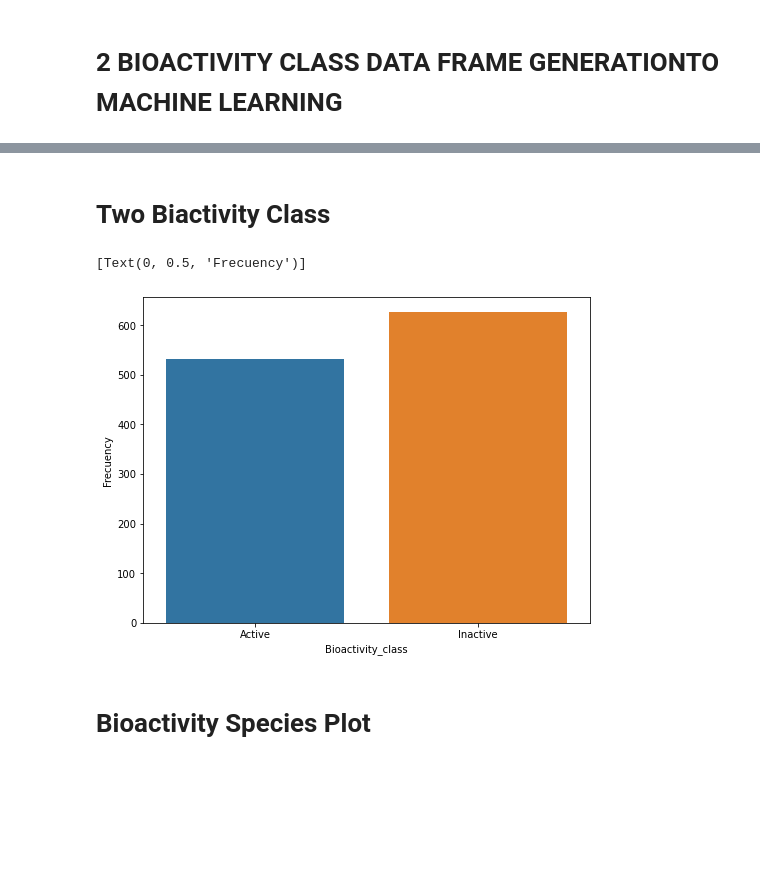
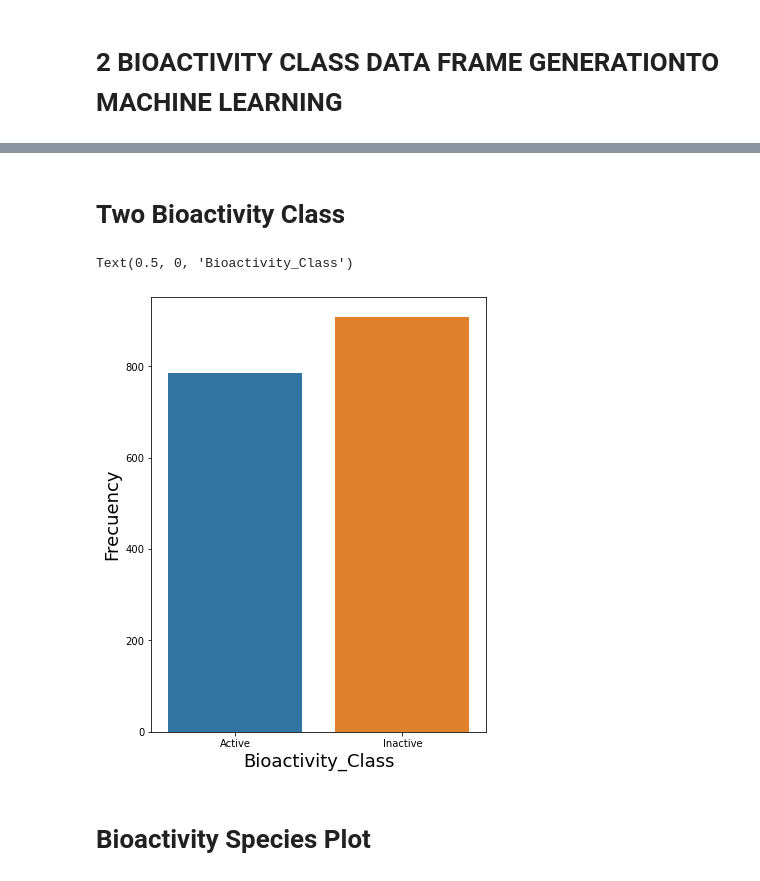
Before and after one commit to danielgruiz970203/Model_Prediction_AChE_BA, a Jupyter notebook: 4-Filtring _df_Molecular_Descriptors_2D_by_df_filter.ipynb, the cells around one changed output, grey strips where cells are left out. Drawn from its saved outputs; the diff is of its cells as text; code cells hidden in the pictures; blank space fills up the shorter version.

```diff
--- a/4-Filtring _df_Molecular_Descriptors_2D_by_df_filter.ipynb
+++ b/4-Filtring _df_Molecular_Descriptors_2D_by_df_filter.ipynb
@@ -41,8 +41,11 @@ Index(['C0', 'CO2minus', 'Cofactor (VdW)', 'Cofactor (elec)',
 count = 0
 List_Molecules = []
 for i in df_['Ligand']:
-
-    List_Molecules.append(i.split('_')[4])
+    print (i)
+    if i.startswith('BindingDB_Reactant_set_id'):
+        a = i.split('_')[4]
+        print (a)
+        List_Molecules.append(str(a))
 
 df_filter = pd.DataFrame()
 
@@ -53,7 +56,6 @@ for idx, i in enumerate(df_filter_brut['BindingDB_Reactant_set_id']):
         df_filter = df_filter.append(pd.DataFrame(df_filter_brut.iloc[idx, :]).T)
 
 
-df_filter = df_filter.sort_values(by = 'BindingDB_Reactant_set_id')
-df_filter = df_filter.set_index([list(range(0,len(df_filter)))])
+df_filter = df_filter.sort_values(by = 'BindingDB_Reactant_set_id').set_index([list(range(0,len(df_filter)))])
 df_filter
 # %% [output]
@@ -187,19 +206,22 @@ Name: pIC50_norm, dtype: float64
 Bioactivity_class = []
 ativas = 0
 inativas = 0
+intermediate = 0
 for i in df_m_pIC50_norm.loc[:,"pIC50_norm"]:
-    if i >= df_m_pIC50_norm["pIC50_norm"].mean() + 0.75:
+    if i >= df_m_pIC50_norm["pIC50_norm"].mean() + 0.6:
         Bioactivity_class.append("Active")
         ativas += 1
-    elif  i <= df_m_pIC50_norm["pIC50_norm"].mean() - 0.75:
+    elif  i <= df_m_pIC50_norm["pIC50_norm"].mean() - 0.6:
         Bioactivity_class.append("Inactive")
         inativas += 1
     else:
         Bioactivity_class.append("Intermediary")
+        intermediate += 1
 #Adição da coluna ao DF principal
 df_m_pIC50_norm["Bioactivity_class"] = Bioactivity_class
 #Salvado do arquivo xlsx
 df_m_pIC50_norm.to_csv("df_m_pIC50_norm.csv", sep = "\t", encoding = "utf-8")
 print("O numero de moleculas ativas é:  {}".format(ativas))
+print("O numero de moleculas intermedias é:  {}".format(intermediate))
 print("O numero de moleculas inativas é:  {}".format(inativas))
 # %% [output]
@@ -229,18 +252,19 @@ df_ML_2class
 # %% [markdown]
-# Two Biactivity Class
+# Two Bioactivity Class
 # %%
 import seaborn as sns
 import numpy as np
 import matplotlib.pyplot as plt
 
-fig, ax = plt.subplots(figsize=(8,6))
+fig, ax = plt.subplots(figsize=(6,8))
 
 sns.countplot(x = 'Bioactivity_class', data = df_ML_2class)
 
-ax.set(ylabel = "Frecuency")
+plt.ylabel("Frecuency", fontsize = 18)
+plt.xlabel("Bioactivity_Class", fontsize = 18)
 # %% [output]
-[Text(0, 0.5, 'Frecuency')]
+Text(0.5, 0, 'Bioactivity_Class')
-[figure, old version]
+[figure, new version]
 # %% [markdown]
 # Bioactivity Species Plot
 # %%
```
Also changed, not shown: parts of 7 cells of this notebook, 2 other files.
